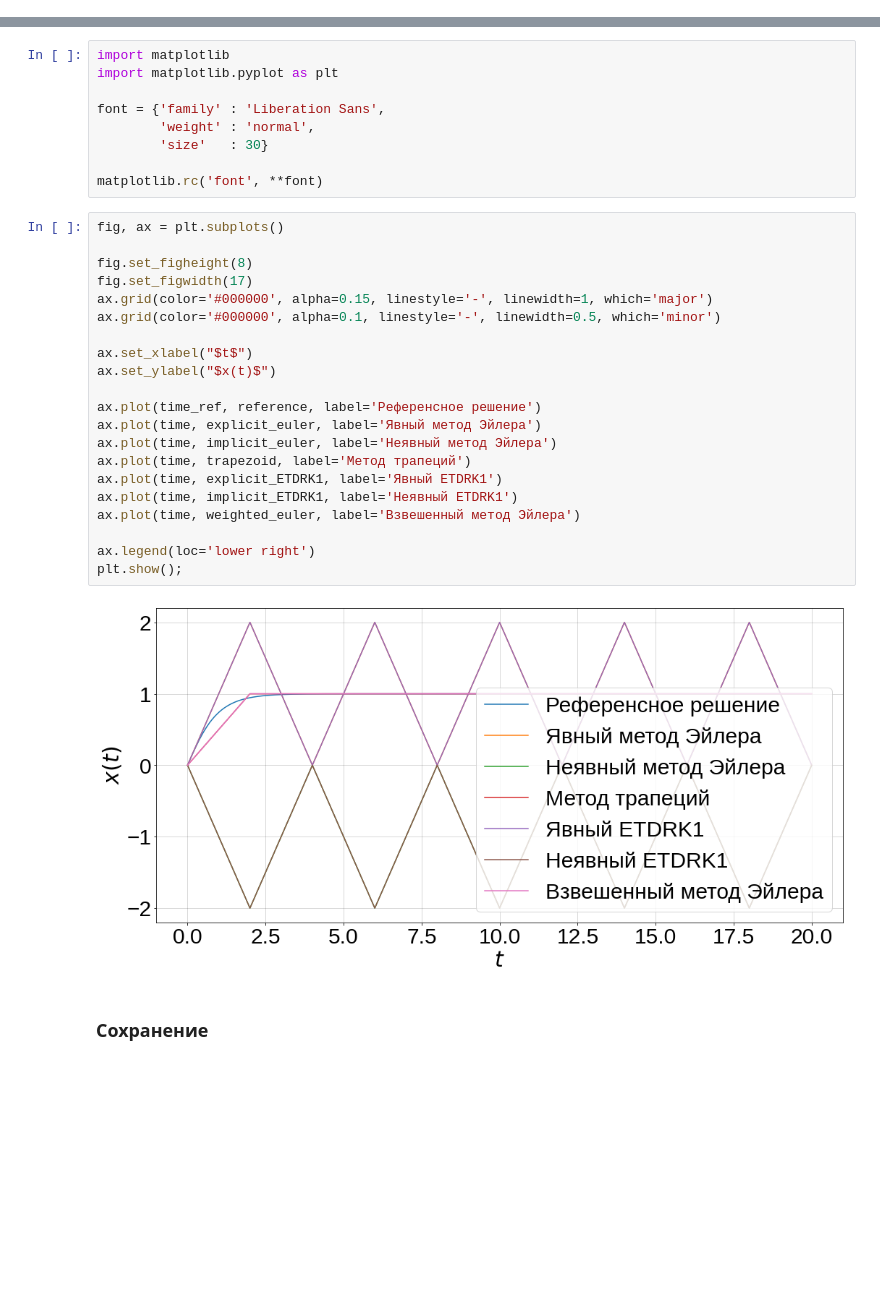
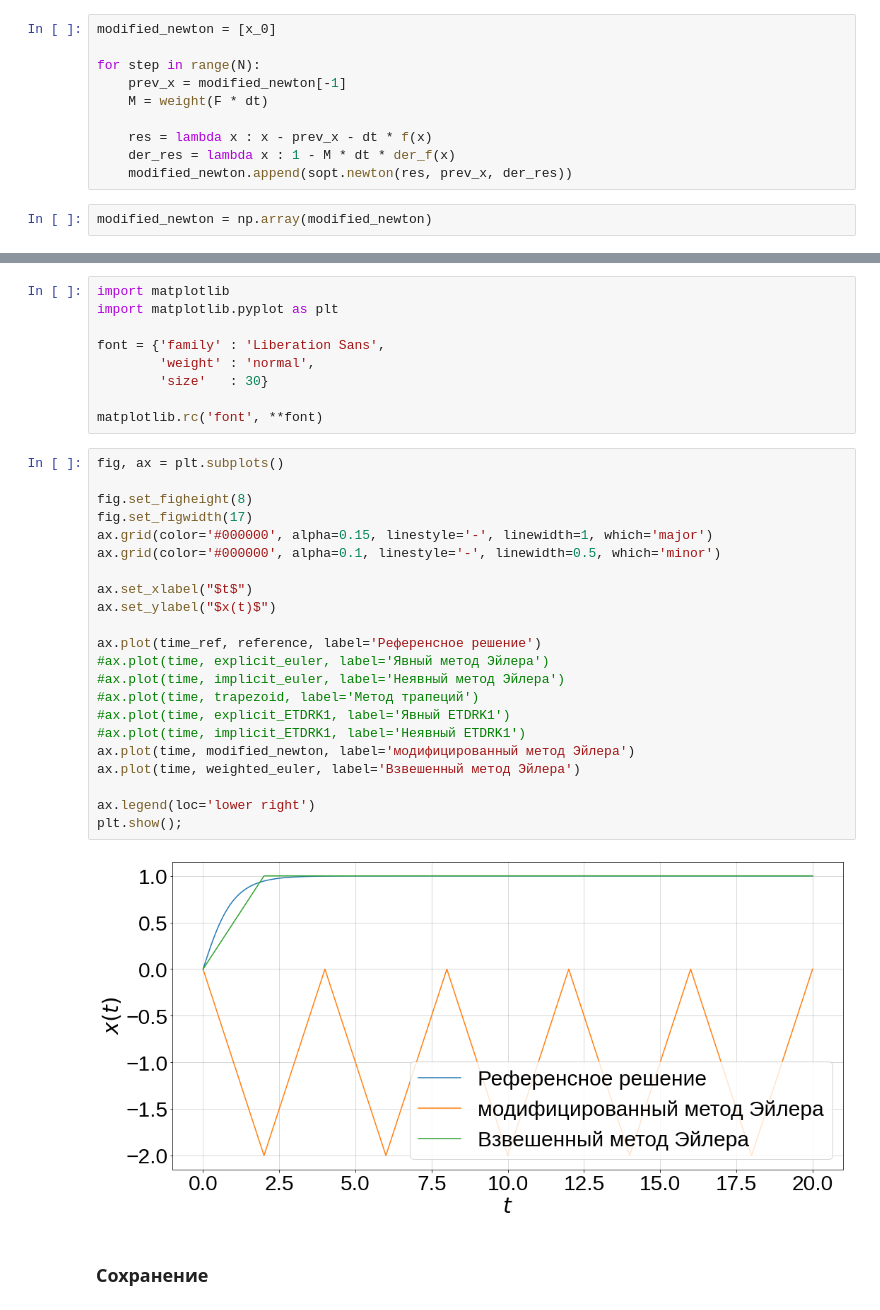
Before and after one commit to VanessB/BachelorThesis, a Jupyter notebook: python/exponential_integrators/Экспоненциальные интеграторы.ipynb, the cells around one changed output, grey strips where cells are left out. Drawn from its saved outputs; the diff is of its cells as text; blank space fills up the shorter version.

```diff
--- a/python/exponential_integrators/Экспоненциальные интеграторы.ipynb
+++ b/python/exponential_integrators/Экспоненциальные интеграторы.ipynb
@@ -145,3 +147,15 @@ weighted_euler = np.array(weighted_euler)
+# %%
+modified_newton = [x_0]
+
+for step in range(N):
+    prev_x = modified_newton[-1]
+    M = weight(F * dt)
+
+    res = lambda x : x - prev_x - dt * f(x)
+    der_res = lambda x : 1 - M * dt * der_f(x)
+    modified_newton.append(sopt.newton(res, prev_x, der_res))
+# %%
+modified_newton = np.array(modified_newton)
 # %% [markdown]
 ### Графики
 # %%
@@ -156,26 +170,27 @@ matplotlib.rc('font', **font)
 # %%
 fig, ax = plt.subplots()
 
 fig.set_figheight(8)
 fig.set_figwidth(17)
 ax.grid(color='#000000', alpha=0.15, linestyle='-', linewidth=1, which='major')
 ax.grid(color='#000000', alpha=0.1, linestyle='-', linewidth=0.5, which='minor')
 
 ax.set_xlabel("$t$")
 ax.set_ylabel("$x(t)$")
 
 ax.plot(time_ref, reference, label='Референсное решение')
-ax.plot(time, explicit_euler, label='Явный метод Эйлера')
-ax.plot(time, implicit_euler, label='Неявный метод Эйлера')
-ax.plot(time, trapezoid, label='Метод трапеций')
-ax.plot(time, explicit_ETDRK1, label='Явный ETDRK1')
-ax.plot(time, implicit_ETDRK1, label='Неявный ETDRK1')
+#ax.plot(time, explicit_euler, label='Явный метод Эйлера')
+#ax.plot(time, implicit_euler, label='Неявный метод Эйлера')
+#ax.plot(time, trapezoid, label='Метод трапеций')
+#ax.plot(time, explicit_ETDRK1, label='Явный ETDRK1')
+#ax.plot(time, implicit_ETDRK1, label='Неявный ETDRK1')
+ax.plot(time, modified_newton, label='модифицированный метод Эйлера')
 ax.plot(time, weighted_euler, label='Взвешенный метод Эйлера')
 
 ax.legend(loc='lower right')
 plt.show();
 # %% [output]
-[figure, old version]
+[figure, new version]
 # %% [markdown]
 ### Сохранение
 # %%
```
Also changed, not shown: parts of 2 cells of this notebook, 58 other files.
